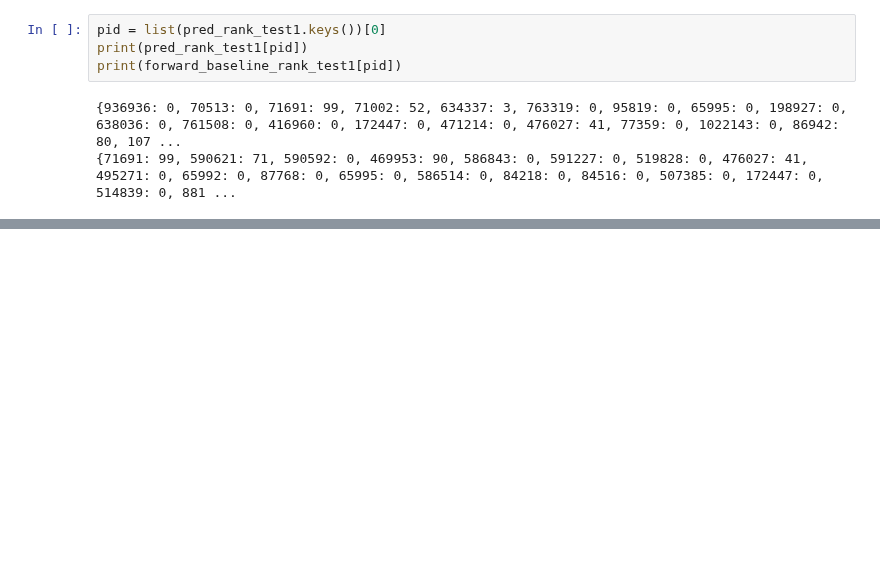
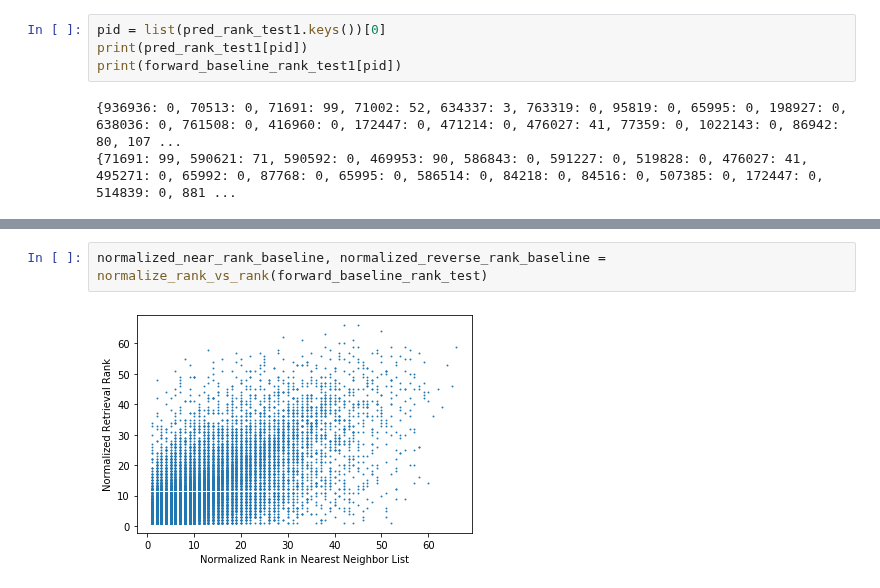
Before and after one commit to Chipxiang/search-exposure, a Jupyter notebook: reverse_ranker/evaluate_reverse_ranker.ipynb, the cells around one changed output, grey strips where cells are left out. Saved outputs shown, nothing was run; the diff lists cells and outputs as text; blank space fills up the shorter version.

```diff
--- a/reverse_ranker/evaluate_reverse_ranker.ipynb
+++ b/reverse_ranker/evaluate_reverse_ranker.ipynb
@@ -370,0 +473,4 @@ print(forward_baseline_rank_test1[pid])
+# %%
+normalized_near_rank_baseline, normalized_reverse_rank_baseline = normalize_rank_vs_rank(forward_baseline_rank_test)
+# %% [output]
+[figure, added]
```
Also changed, not shown: parts of 19 cells of this notebook.
